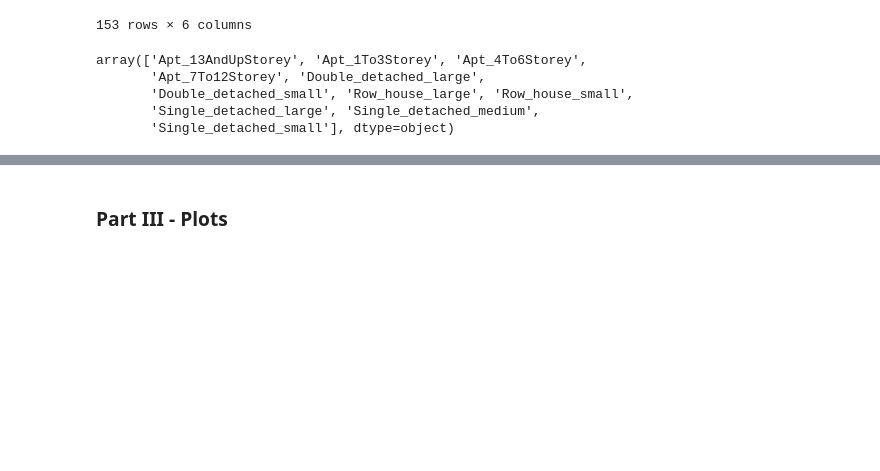
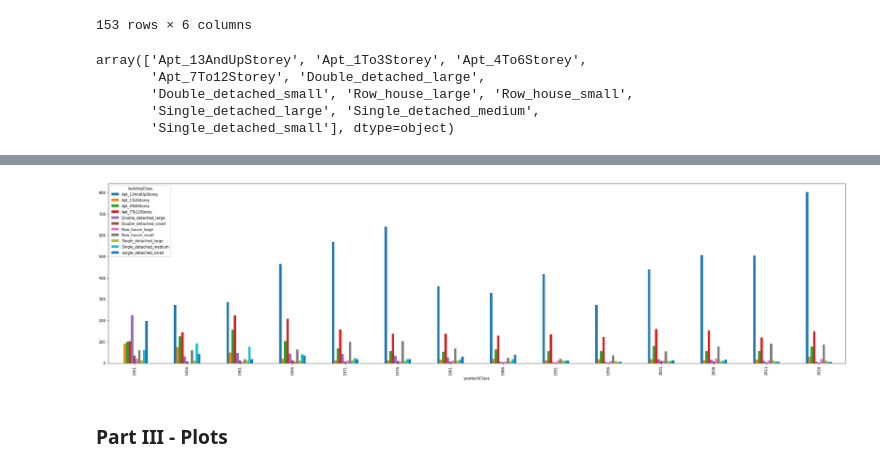
Before and after one commit to DonnaVakalis/Urban.dat, a Jupyter notebook: Toronto_FloorSpaceTrends.ipynb, the cells around one changed output, grey strips where cells are left out. Cells and saved outputs as stored; diff of their text form; code cells hidden in the pictures; blank space fills up the shorter version.

Commit message:
Plots of building units over time

```diff
--- a/Toronto_FloorSpaceTrends.ipynb
+++ b/Toronto_FloorSpaceTrends.ipynb
@@ -142,3 +142,13 @@ array(['Apt_13AndUpStorey', 'Apt_1To3Storey', 'Apt_4To6Storey',
        'Double_detached_small', 'Row_house_large', 'Row_house_small',
        'Single_detached_large', 'Single_detached_medium',
        'Single_detached_small'], dtype=object)
+# %%
+# table with number of units built for each building typology
+# use the grouped_df, and sum the number of units by building class and year...
+
+#eg df.groupby(['A','C'])['B'].sum()
+
+counts_long = grouped_df.groupby(['yearbuiltClass','buildingClass'])['numUnits'].sum().reset_index()
+
+
+counts_long
@@ -145,3 +169,17 @@ array(['Apt_13AndUpStorey', 'Apt_1To3Storey', 'Apt_4To6Storey',
+# %%
+# then make a long df into a wide df by making the column names from the year
+
+counts_wide = counts_long.pivot_table(index='yearbuiltClass',
+                    columns='buildingClass',
+                    values='numUnits').round()
+
+counts_wide
+#plt.figure(figsize=(50,3))
+plt.rcParams["figure.figsize"] = [36,9]
+ax = counts_wide.plot(kind='bar')
+plt.show()
+# %% [output]
+[figure, added]
 # %%
  # Plot each bulding class's floorSpacePerUnit across the years
 grouped_df['yearbuiltClass'] = pd.to_datetime(grouped_df['yearbuiltClass'].astype(str), format="%Y") #format year to datetime object
```
Also changed, not shown: parts of 2 cells of this notebook.
